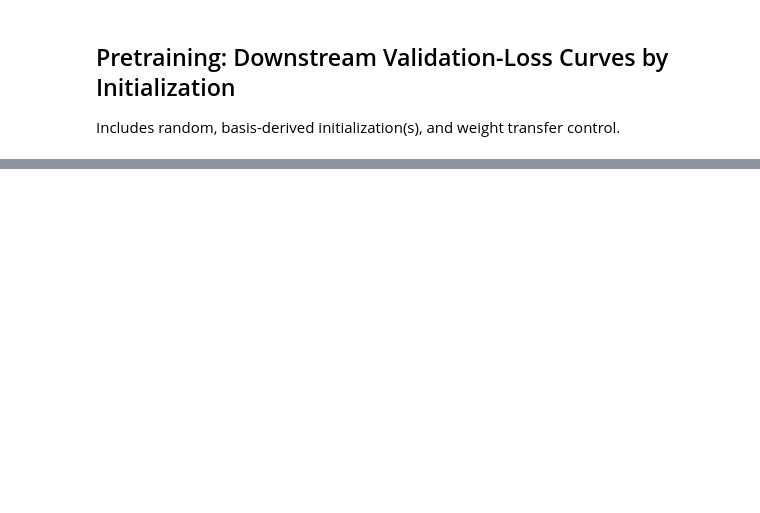
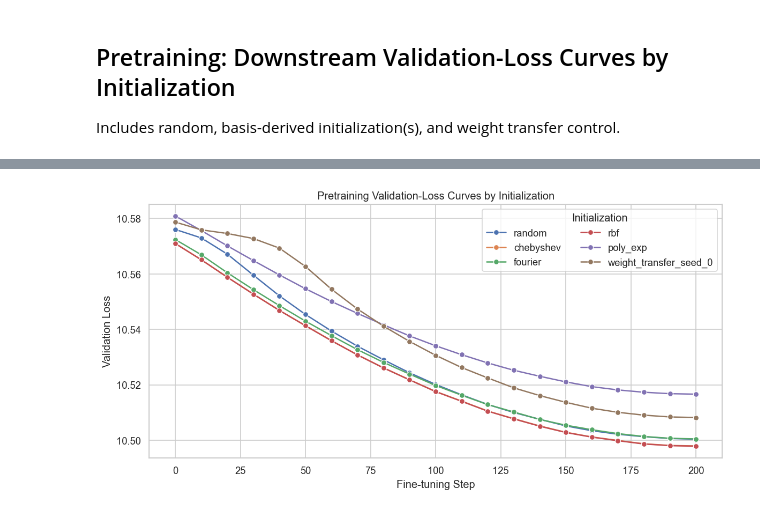
Before and after one commit to jopetty/platonic-init, a Jupyter notebook: output/jupyter-notebook/platonic-experiment-overview-template.ipynb, the cells around one changed output, grey strips where cells are left out. Drawn from its saved outputs; the diff is of its cells as text; code cells hidden in the pictures; blank space fills up the shorter version.

```diff
--- a/output/jupyter-notebook/platonic-experiment-overview-template.ipynb
+++ b/output/jupyter-notebook/platonic-experiment-overview-template.ipynb
@@ -149,21 +207,20 @@ summary_df
 # %%
-preferred_order = [
-    'random',
-    'chebyshev',
-    'fourier',
-    'rbf',
-    'poly_exp',
-    'weight_transfer_seed_0',
-]
+preferred_order = ['random']
+preferred_order.extend(payload.get('fit_names', []))
+if 'weight_transfer_seed_0' in set(curve_df['init']):
+    preferred_order.append('weight_transfer_seed_0')
+
 available = [x for x in preferred_order if x in set(curve_df['init'])]
 remaining = sorted([x for x in set(curve_df['init']) if x not in available])
 hue_order = available + remaining
 
 plt.figure(figsize=(10, 5))
 sns.lineplot(data=curve_df, x='step', y='eval_loss', hue='init', hue_order=hue_order, marker='o')
 plt.title('Pretraining Validation-Loss Curves by Initialization')
 plt.xlabel('Fine-tuning Step')
 plt.ylabel('Validation Loss')
 plt.legend(title='Initialization', loc='best', ncol=2)
 plt.tight_layout()
 plt.show()
+# %% [output]
+[figure, added]
```
Also changed, not shown: parts of 7 cells of this notebook, 1 other file.
